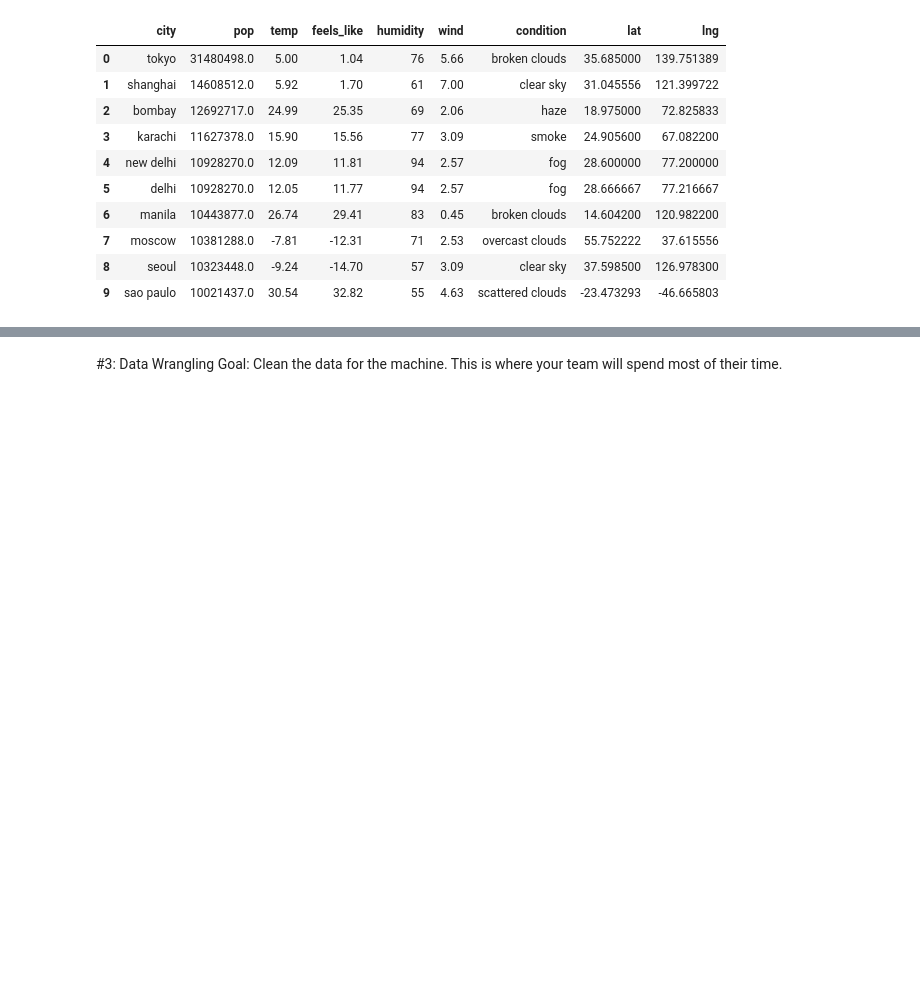
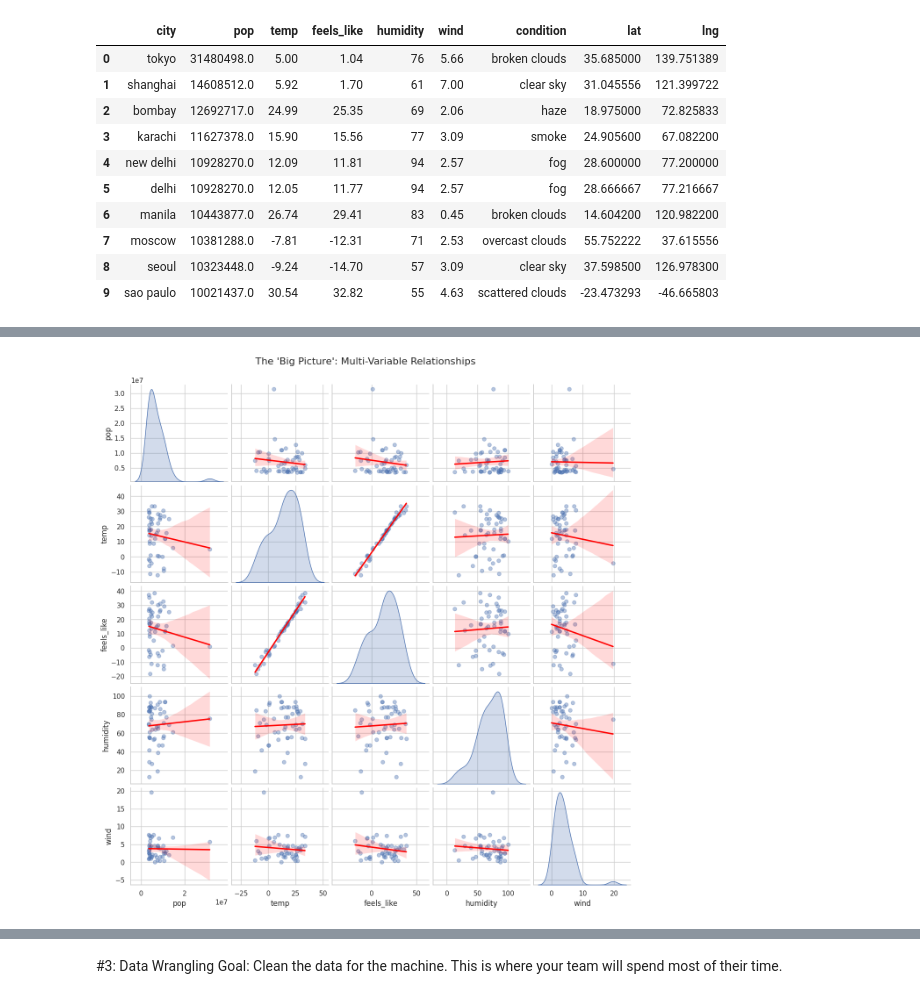
Before and after one commit to LiamDuero03/DS-Society-Project, a Jupyter notebook: Full-Project.ipynb, the cells around one changed output, grey strips where cells are left out. Drawn from its saved outputs; the diff is of its cells as text; code cells hidden in the pictures; blank space fills up the shorter version.

Commit message:
Added some chart sofr EDA

```diff
--- a/Full-Project.ipynb
+++ b/Full-Project.ipynb
@@ -269,0 +322,24 @@ plt.show()
+# %%
+import seaborn as sns
+import matplotlib.pyplot as plt
+
+# 1. We select only the numerical columns that make sense for a beginner to compare
+# We exclude lat/lng for now to focus on the 'Weather vs People' story
+cols_to_plot = ['pop', 'temp', 'feels_like', 'humidity', 'wind']
+
+# 2. Create the Pairplot
+# 'diag_kind' shows the univariate distribution (histogram) on the diagonal
+# 'kind=reg' adds a trend line to the scatter plots to show correlations
+plot = sns.pairplot(
+    master_df[cols_to_plot],
+    diag_kind='kde',
+    kind='reg',
+    plot_kws={'line_kws':{'color':'red'}, 'scatter_kws': {'alpha': 0.4}}
+)
+
+# Add a title to the figure
+plot.fig.suptitle("The 'Big Picture': Multi-Variable Relationships", y=1.02, fontsize=16)
+
+plt.show()
+# %% [output]
+[figure, added]
```
Also changed, not shown: parts of 10 cells of this notebook.
